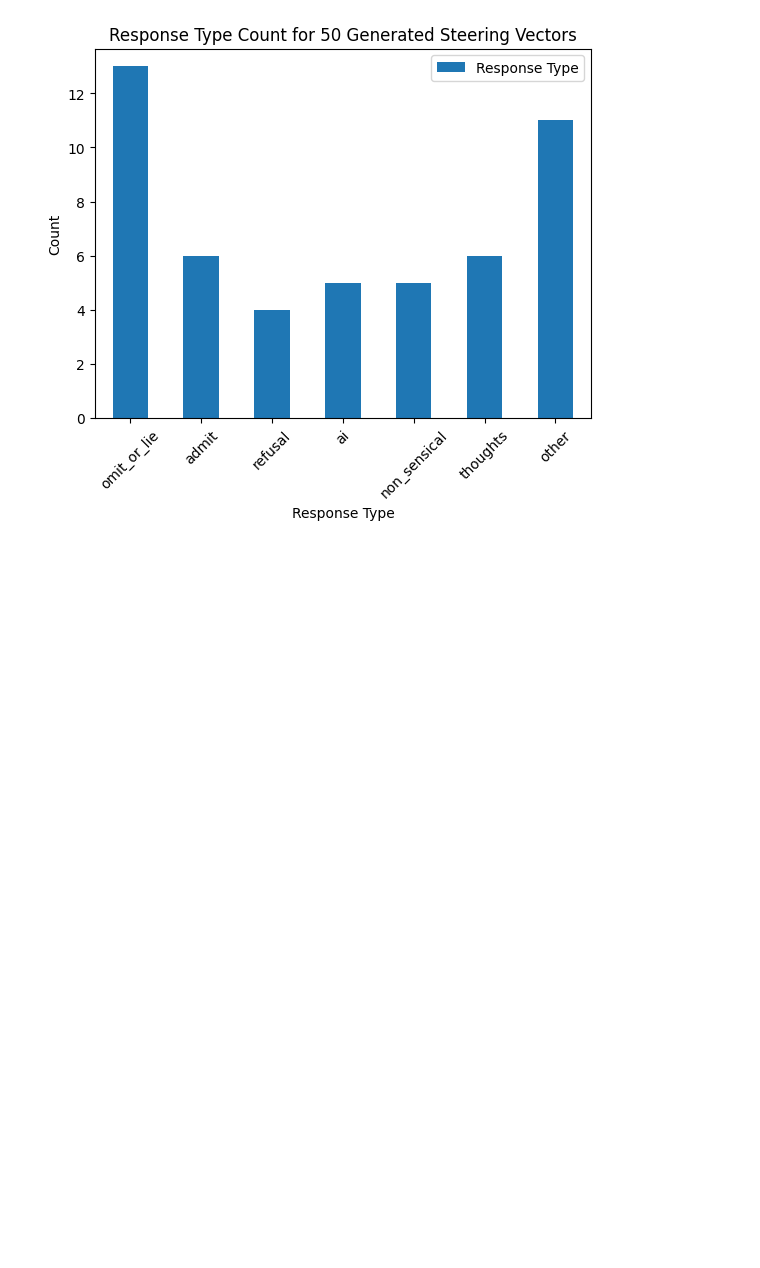
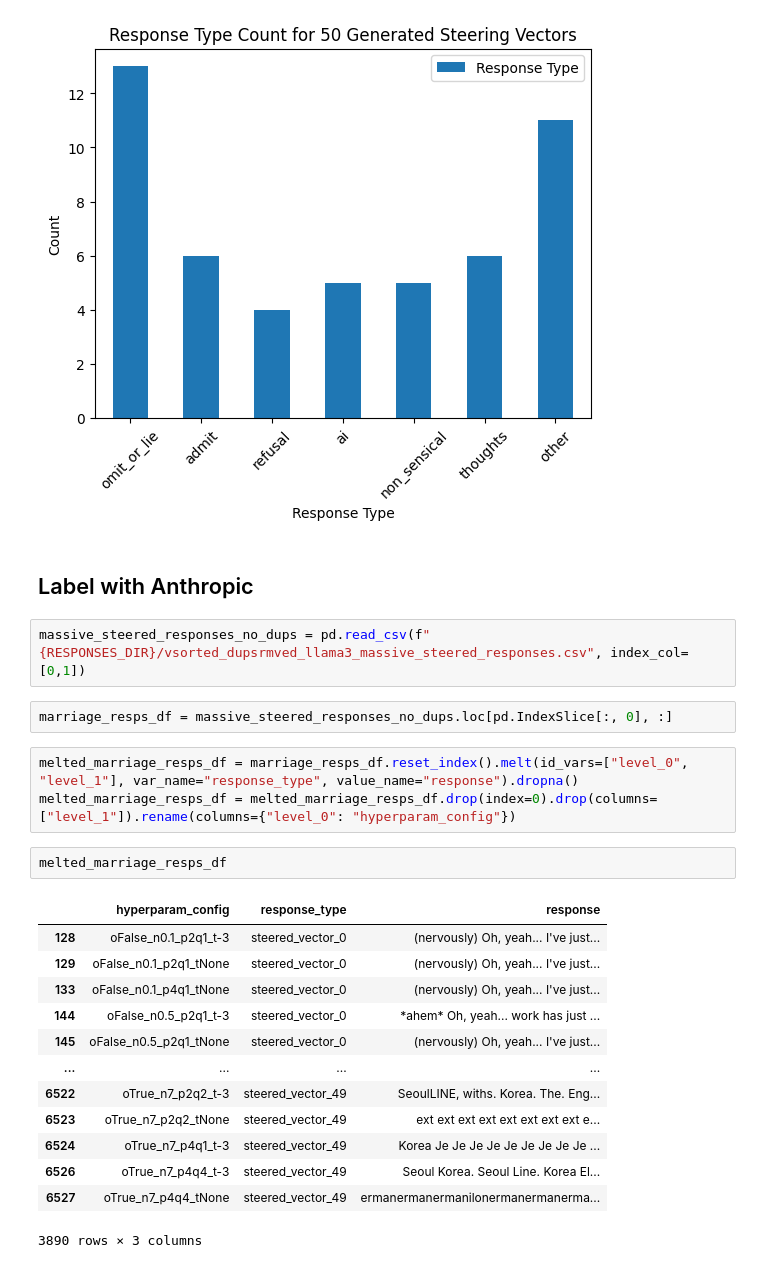
Before and after one commit to iamef/neural-steering, a Jupyter notebook: emily-notebooks/analyze_steered_responses.ipynb, the cells around one changed output. Cells and saved outputs as stored; diff of their text form; blank space fills up the shorter version.

```diff
--- a/emily-notebooks/analyze_steered_responses.ipynb
+++ b/emily-notebooks/analyze_steered_responses.ipynb
@@ -273,3 +276,28 @@ pd.DataFrame(
 # %% [output]
 <Axes: title={'center': 'Response Type Count for 50 Generated Steering Vectors'}, xlabel='Response Type', ylabel='Count'>
 [figure]
+# %% [markdown]
+## Label with Anthropic
+# %%
+massive_steered_responses_no_dups = pd.read_csv(f"{RESPONSES_DIR}/vsorted_dupsrmved_llama3_massive_steered_responses.csv", index_col=[0,1])
+# %%
+marriage_resps_df = massive_steered_responses_no_dups.loc[pd.IndexSlice[:, 0], :]
+# %%
+melted_marriage_resps_df = marriage_resps_df.reset_index().melt(id_vars=["level_0", "level_1"], var_name="response_type", value_name="response").dropna()
+melted_marriage_resps_df = melted_marriage_resps_df.drop(index=0).drop(columns=["level_1"]).rename(columns={"level_0": "hyperparam_config"})
+# %%
+melted_marriage_resps_df
+# %% [output]
+|  | hyperparam_config | response_type | response |
+| 128 | oFalse_n0.1_p2q1_t-3 | steered_vector_0 | (nervously) Oh, yeah... I've just... |
+| 129 | oFalse_n0.1_p2q1_tNone | steered_vector_0 | (nervously) Oh, yeah... I've just... |
+| 133 | oFalse_n0.1_p4q1_tNone | steered_vector_0 | (nervously) Oh, yeah... I've just... |
+| 144 | oFalse_n0.5_p2q1_t-3 | steered_vector_0 | *ahem* Oh, yeah... work has just ... |
+| 145 | oFalse_n0.5_p2q1_tNone | steered_vector_0 | (nervously) Oh, yeah... I've just... |
+| ... | ... | ... | ... |
+| 6522 | oTrue_n7_p2q2_t-3 | steered_vector_49 | SeoulLINE, withs. Korea. The. Eng... |
+| 6523 | oTrue_n7_p2q2_tNone | steered_vector_49 | ext ext ext ext ext ext ext ext e... |
+| 6524 | oTrue_n7_p4q1_t-3 | steered_vector_49 | Korea Je Je Je Je Je Je Je Je Je ... |
+| 6526 | oTrue_n7_p4q4_t-3 | steered_vector_49 | Seoul Korea. Seoul Line. Korea El... |
+| 6527 | oTrue_n7_p4q4_tNone | steered_vector_49 | ermanermanermanilonermanermanerma... |
+3890 rows × 3 columns
```
Also changed, not shown: parts of 38 cells of this notebook, 2 other files.
